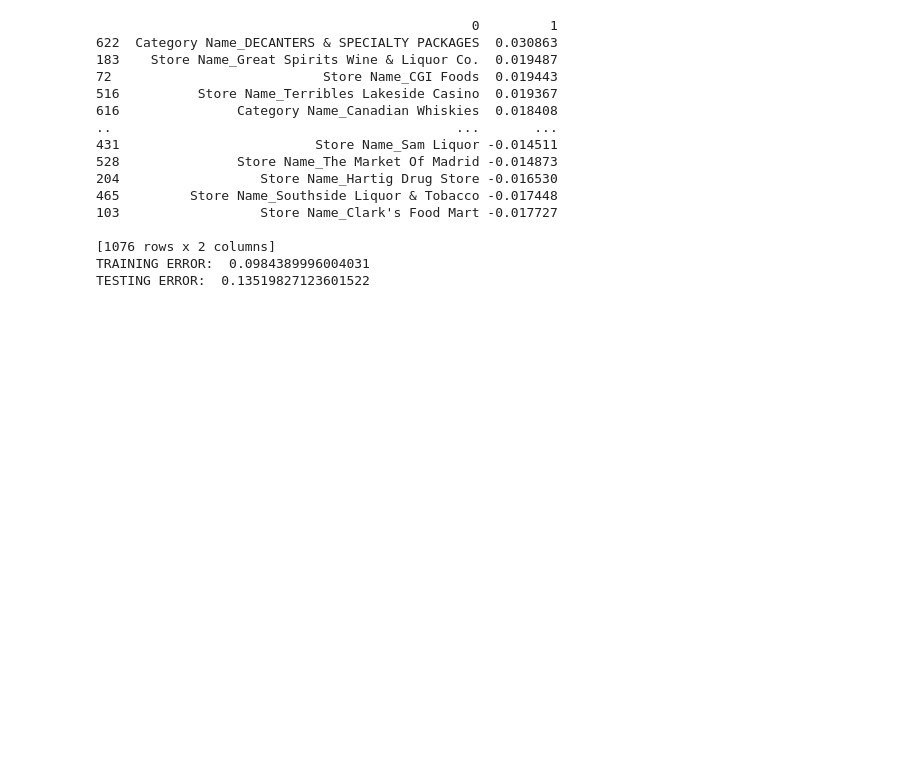
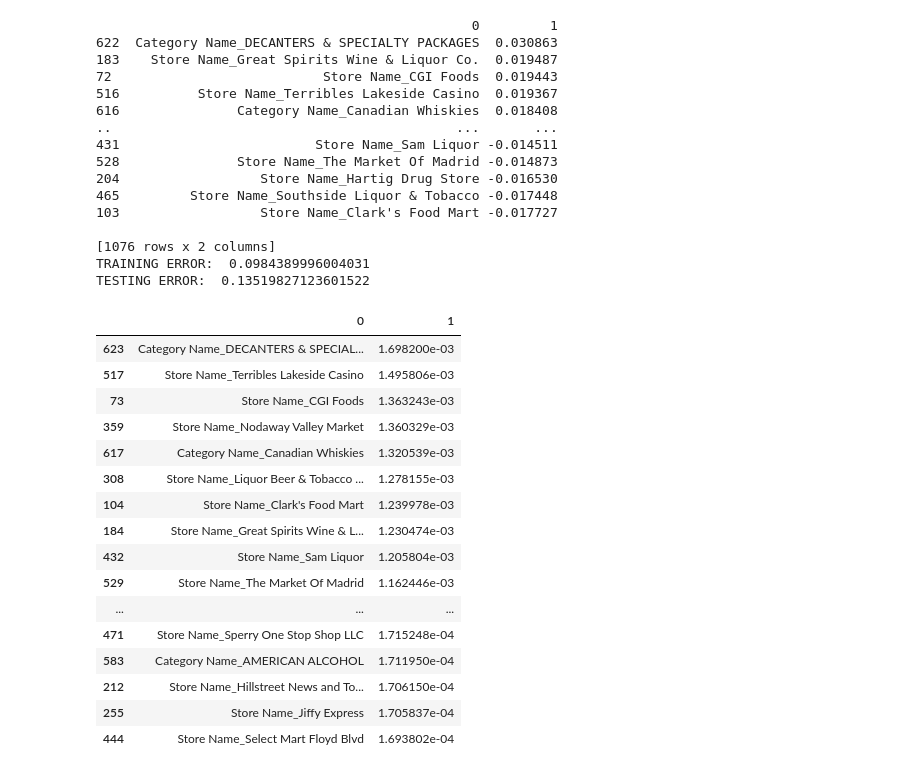
Before and after one commit to ellycebilhorn/DATA403-Project1, a Jupyter notebook: per_capita.ipynb, the cells around one changed output. Drawn from its saved outputs; the diff is of its cells as text; code cells hidden in the pictures; blank space fills up the shorter version.

```diff
--- a/per_capita.ipynb
+++ b/per_capita.ipynb
@@ -126,8 +127,7 @@ X_train, X_test, y_train, y_test = train_test_split(bottles_sold_df, Y, test_siz
 L = 10000
 betas1 = ridge_betas(X_train, y_train, L)
 
-new_df = pd.concat([bottles_columns, pd.Series(betas1)], axis=1)
-print(new_df.sort_values(by=1, ascending=False))
+bottles_coefs = pd.concat([bottles_columns, pd.Series(abs(betas1))], axis=1).sort_values(by=1, ascending=False)
 y_hat = ridge_regression(X_train, y_train, L, betas1)
 #y_hat = ols_regression(X_train, y_train)
 err = average_pct_err(y_train, y_hat)
@@ -295,0 +269,22 @@ TESTING ERROR:  0.13519827123601522
+# %%
+pd.set_option('display.max_rows', None)
+
+bottles_coefs
+# %% [output]
+|  | 0 | 1 |
+| 623 | Category Name_DECANTERS & SPECIAL... | 1.698200e-03 |
+| 517 | Store Name_Terribles Lakeside Casino | 1.495806e-03 |
+| 73 | Store Name_CGI Foods | 1.363243e-03 |
+| 359 | Store Name_Nodaway Valley Market | 1.360329e-03 |
+| 617 | Category Name_Canadian Whiskies | 1.320539e-03 |
+| 308 | Store Name_Liquor Beer & Tobacco ... | 1.278155e-03 |
+| 104 | Store Name_Clark's Food Mart | 1.239978e-03 |
+| 184 | Store Name_Great Spirits Wine & L... | 1.230474e-03 |
+| 432 | Store Name_Sam Liquor | 1.205804e-03 |
+| 529 | Store Name_The Market Of Madrid | 1.162446e-03 |
+| ... | ... | ... |
+| 471 | Store Name_Sperry One Stop Shop LLC | 1.715248e-04 |
+| 583 | Category Name_AMERICAN ALCOHOL | 1.711950e-04 |
+| 212 | Store Name_Hillstreet News and To... | 1.706150e-04 |
+| 255 | Store Name_Jiffy Express | 1.705837e-04 |
+| 444 | Store Name_Select Mart Floyd Blvd | 1.693802e-04 |
```
Also changed, not shown: parts of 4 cells of this notebook, 1 other file.
